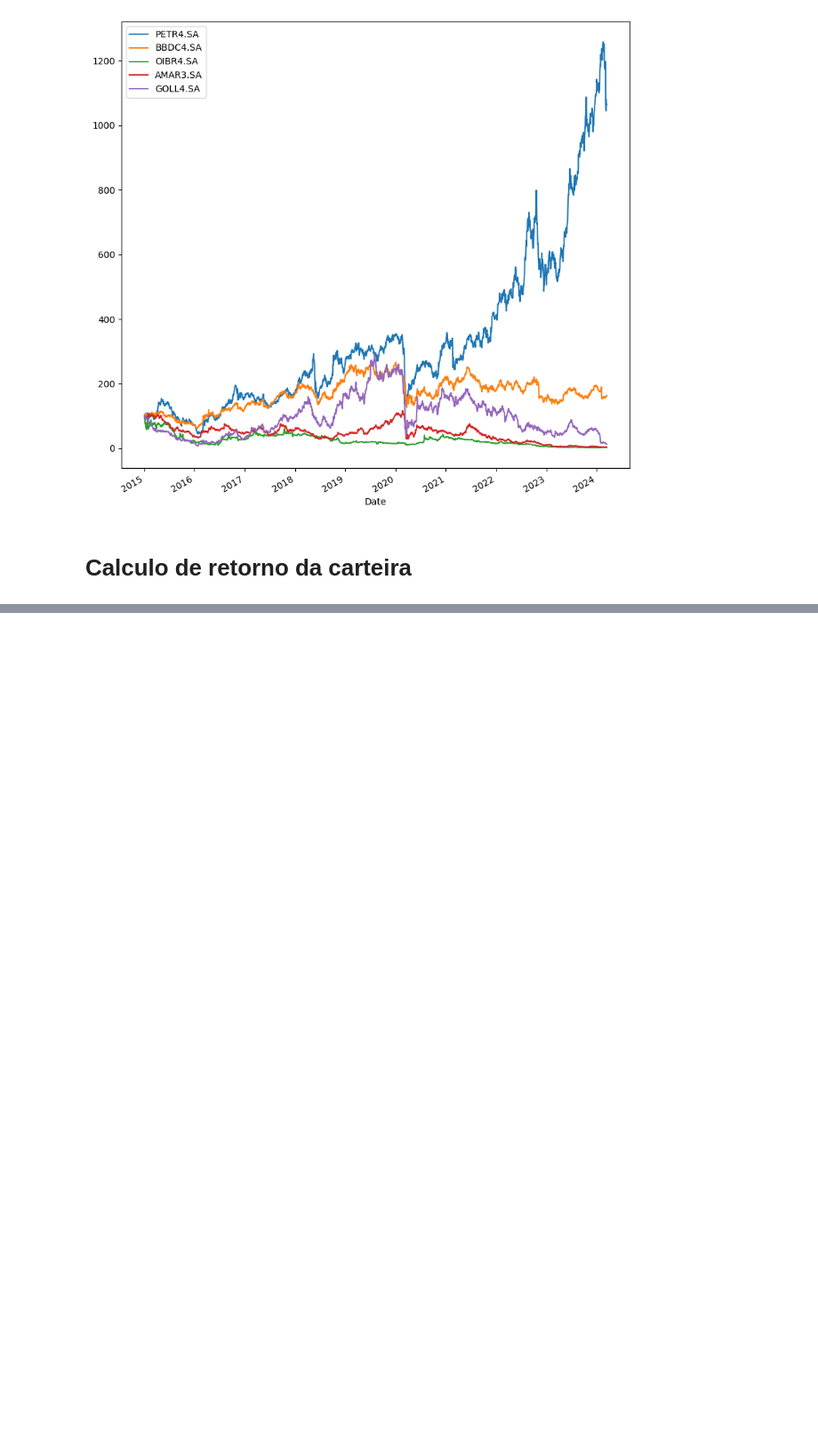
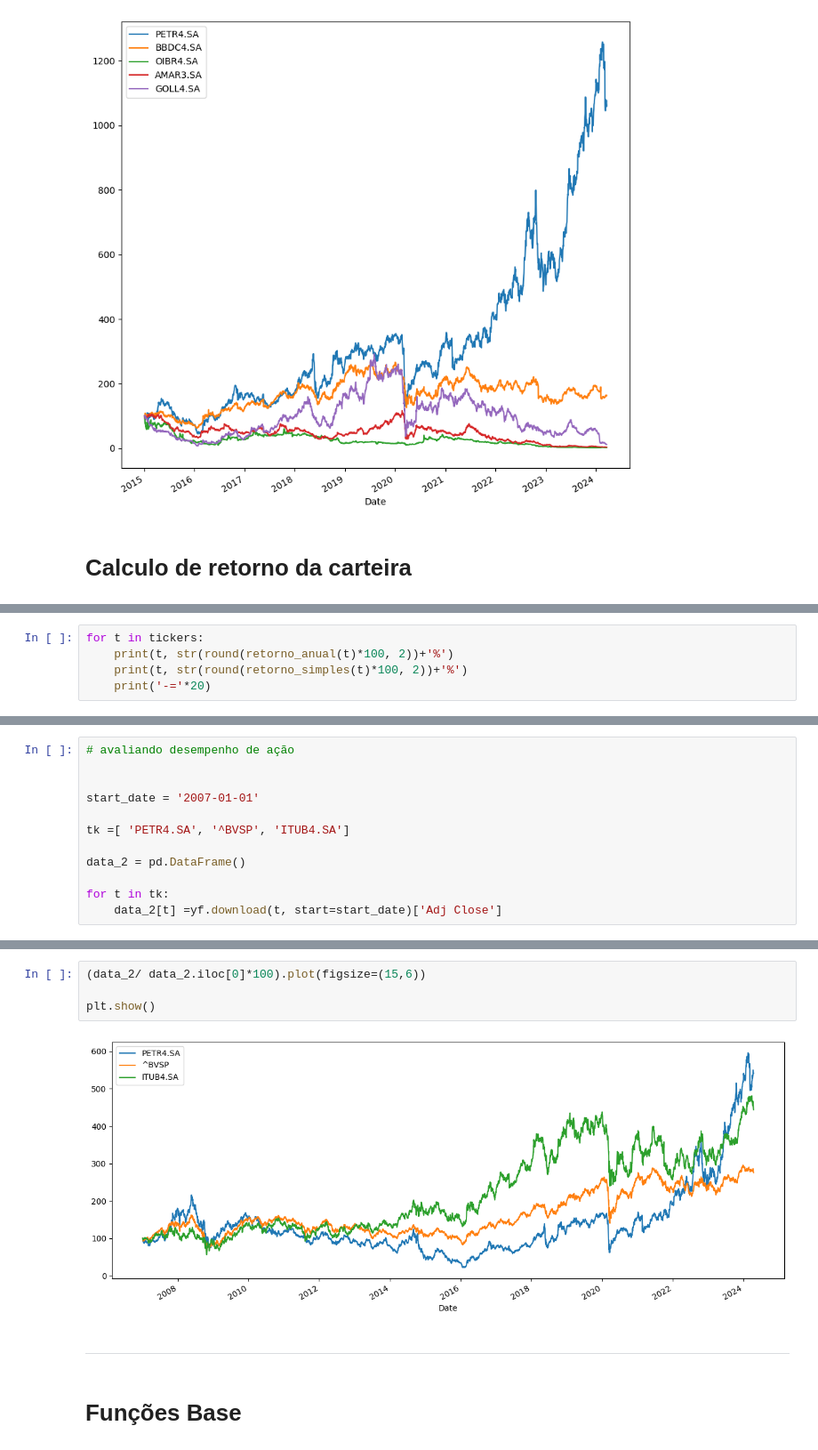
Before and after one commit to TcheloBorgas/Artigo--IC-QuantumComputing, a Jupyter notebook: Models/Comparacao taxas de retorno.ipynb, the cells around one changed output, grey strips where cells are left out. Shown: that part at 89% size. Cells and saved outputs as stored; diff of their text form; blank space fills up the shorter version.

```diff
--- a/Models/Comparacao taxas de retorno.ipynb
+++ b/Models/Comparacao taxas de retorno.ipynb
@@ -173,0 +235,5 @@ print(portifolio)
+# %%
+for t in tickers:
+    print(t, str(round(retorno_anual(t)*100, 2))+'%')
+    print(t, str(round(retorno_simples(t)*100, 2))+'%')
+    print('-='*20)
@@ -173,0 +281,12 @@ print(portifolio)
+# %%
+# avaliando desempenho de ação
+
+
+start_date = '2007-01-01'
+
+tk =[ 'PETR4.SA', '^BVSP', 'ITUB4.SA']
+
+data_2 = pd.DataFrame()
+
+for t in tk:
+    data_2[t] =yf.download(t, start=start_date)['Adj Close']
@@ -173,0 +307,10 @@ print(portifolio)
+# %%
+(data_2/ data_2.iloc[0]*100).plot(figsize=(15,6))
+
+plt.show()
+# %% [output]
+[figure, added]
+# %% [markdown]
+----------
+# %% [markdown]
+# Funções Base
```
Also changed, not shown: parts of 36 cells of this notebook, 11 other files.
